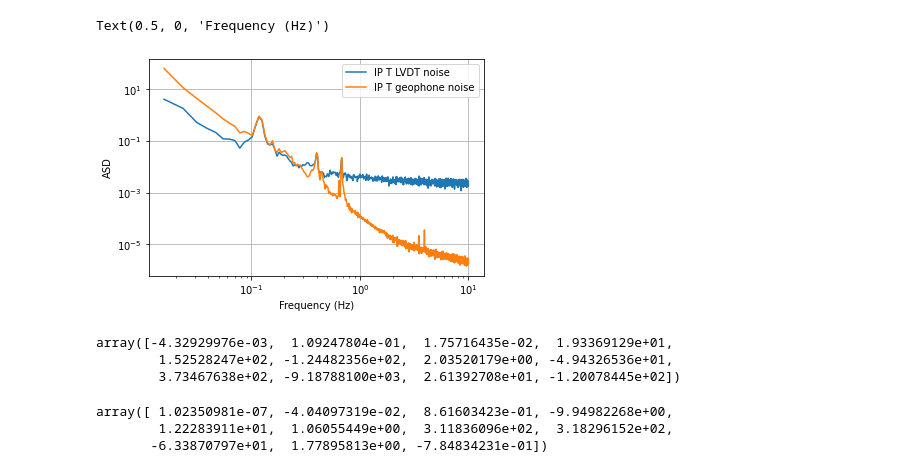
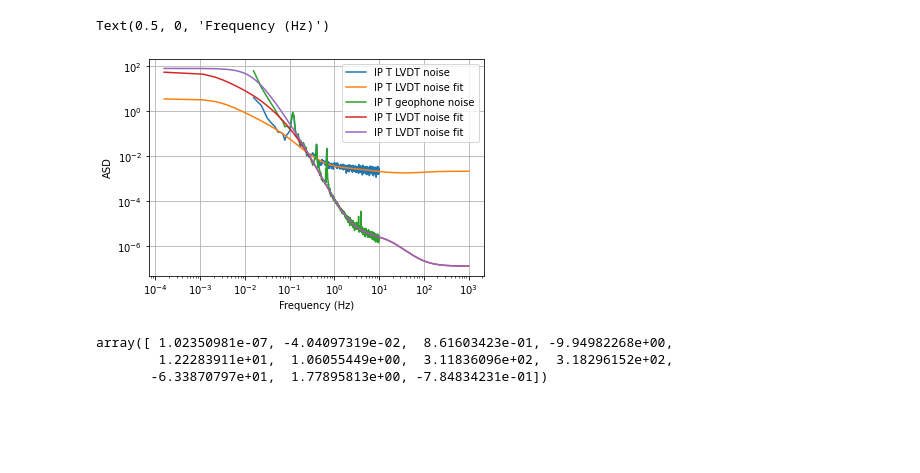
Before and after one commit to terrencetec/kontrol, a Jupyter notebook: examples/BS_IPT_H2complementary.ipynb, the cells around one changed output. Saved outputs shown, nothing was run; the diff lists cells and outputs as text; code cells hidden in the pictures; blank space fills up the shorter version.

```diff
--- a/examples/BS_IPT_H2complementary.ipynb
+++ b/examples/BS_IPT_H2complementary.ipynb
@@ -99,0 +107,4 @@ NameError: name 'tf' is not defined
+# %%
+weight = np.exp(-f)
+noise_lvdtt_fit=noise2zpk(f, noise_lvdtt_data, max_order=10, weight=weight)
+noise_geot_fit=noise2zpk(f, noise_geot_data, max_order=10, weight=weight)
@@ -100,10 +120,22 @@ NameError: name 'tf' is not defined
+# %%
+noise_geot_fit_aug = (noise_geot_fit
+                      *tf([1, -noise_geot_fit.pole()[-1]],[1])
+                      *tf([1, -noise_geot_fit.pole()[-2]],[1])
+                      *tf([1, -noise_geot_fit.pole()[-3]],[1])
+                      *tf([1],[1,2*np.pi*min(f)])**3)
 # %%
+_f=np.linspace(min(f)*1e-2, max(f)*1e2, 1000000)
 plt.loglog(f, noise_lvdtt_data, label='IP T LVDT noise')
+plt.loglog(_f, abs(noise_lvdtt_fit.horner(2*np.pi*1j*_f)[0][0]), label='IP T LVDT noise fit')
 plt.loglog(f, noise_geot_data, label='IP T geophone noise')
+plt.loglog(_f, abs(noise_geot_fit.horner(2*np.pi*1j*_f)[0][0]), label='IP T LVDT noise fit')
+plt.loglog(_f, abs(noise_geot_fit_aug.horner(2*np.pi*1j*_f)[0][0]), label='IP T LVDT noise fit')
+
+
 plt.legend(loc=0)
 plt.grid()
 plt.ylabel('ASD')
 plt.xlabel('Frequency (Hz)')
 # %% [output]
 Text(0.5, 0, 'Frequency (Hz)')
-[figure, old version]
+[figure, new version]
@@ -119,14 +142,3 @@ def cost(args, reference_model, f, data, weight=None):
-# %%
-from scipy.optimize import minimize
-noise_lvdtt_tf = tf([1,2,3,4,5,6],[1,2,3,4,5,6])
-x0 = list(noise_lvdtt_tf.num[0][0])+list(noise_lvdtt_tf.den[0][0])
-weight = make_weight(f, ((0.07, 0.9), 0))
-res = minimize(cost, args=(noise_lvdtt_tf, f, noise_lvdtt_data, weight), x0=x0)
-res.x
-# %% [output]
-array([-4.32929976e-03,  1.09247804e-01,  1.75716435e-02,  1.93369129e+01,
-        1.52528247e+02, -1.24482356e+02,  2.03520179e+00, -4.94326536e+01,
-        3.73467638e+02, -9.18788100e+03,  2.61392708e+01, -1.20078445e+02])
 # %%
 noise_geot_tf = tf([1,2,3,4,5],[1,2,3,4,5,6])
 x0 = list(noise_geot_tf.num[0][0])+list(noise_geot_tf.den[0][0])
```
Also changed, not shown: parts of 12 cells of this notebook.
